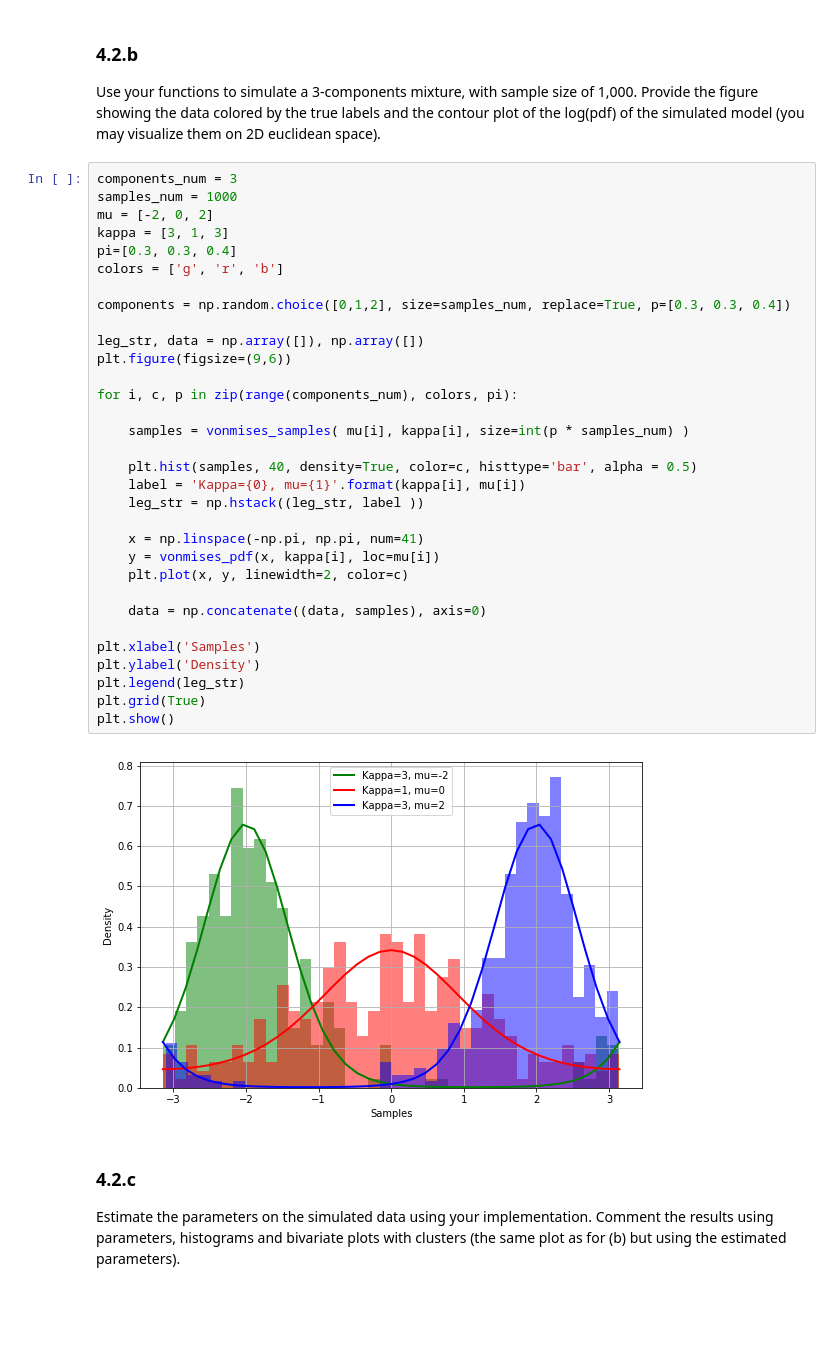
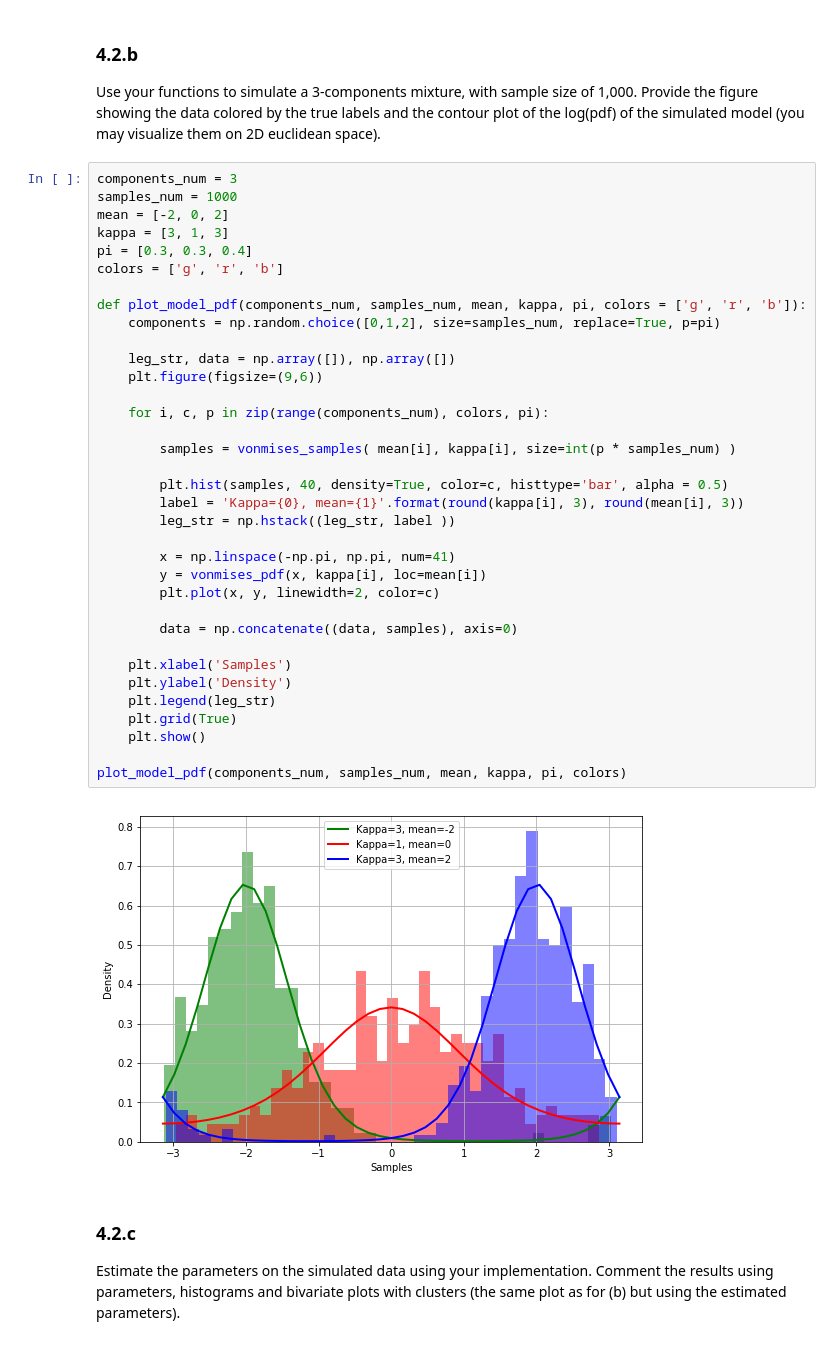
Before and after one commit to juli31/ProbabilisticDataMining, a Jupyter notebook: lab1/LAB1.ipynb, the cells around one changed output. Saved outputs shown, nothing was run; the diff lists cells and outputs as text; blank space fills up the shorter version.

```diff
--- a/lab1/LAB1.ipynb
+++ b/lab1/LAB1.ipynb
@@ -333,37 +340,40 @@ log(pdf) of the simulated model (you may visualize them on 2D euclidean space).
 # %%
 components_num = 3
 samples_num = 1000
-mu = [-2, 0, 2]
+mean = [-2, 0, 2]
 kappa = [3, 1, 3]
-pi=[0.3, 0.3, 0.4]
+pi = [0.3, 0.3, 0.4]
 colors = ['g', 'r', 'b']
 
-components = np.random.choice([0,1,2], size=samples_num, replace=True, p=[0.3, 0.3, 0.4])
+def plot_model_pdf(components_num, samples_num, mean, kappa, pi, colors = ['g', 'r', 'b']):
+    components = np.random.choice([0,1,2], size=samples_num, replace=True, p=pi)
 
-leg_str, data = np.array([]), np.array([])
-plt.figure(figsize=(9,6))
+    leg_str, data = np.array([]), np.array([])
+    plt.figure(figsize=(9,6))
 
-for i, c, p in zip(range(components_num), colors, pi):
+    for i, c, p in zip(range(components_num), colors, pi):
 
-    samples = vonmises_samples( mu[i], kappa[i], size=int(p * samples_num) )
+        samples = vonmises_samples( mean[i], kappa[i], size=int(p * samples_num) )
 
-    plt.hist(samples, 40, density=True, color=c, histtype='bar', alpha = 0.5)
-    label = 'Kappa={0}, mu={1}'.format(kappa[i], mu[i])
-    leg_str = np.hstack((leg_str, label ))
+        plt.hist(samples, 40, density=True, color=c, histtype='bar', alpha = 0.5)
+        label = 'Kappa={0}, mean={1}'.format(round(kappa[i], 3), round(mean[i], 3))
+        leg_str = np.hstack((leg_str, label ))
 
-    x = np.linspace(-np.pi, np.pi, num=41)
-    y = vonmises_pdf(x, kappa[i], loc=mu[i])
-    plt.plot(x, y, linewidth=2, color=c)
+        x = np.linspace(-np.pi, np.pi, num=41)
+        y = vonmises_pdf(x, kappa[i], loc=mean[i])
+        plt.plot(x, y, linewidth=2, color=c)
 
-    data = np.concatenate((data, samples), axis=0)
+        data = np.concatenate((data, samples), axis=0)
 
-plt.xlabel('Samples')
-plt.ylabel('Density')
-plt.legend(leg_str)
-plt.grid(True)
-plt.show()
+    plt.xlabel('Samples')
+    plt.ylabel('Density')
+    plt.legend(leg_str)
+    plt.grid(True)
+    plt.show()
+
+plot_model_pdf(components_num, samples_num, mean, kappa, pi, colors)
 # %% [output]
-[figure, old version]
+[figure, new version]
 # %% [markdown]
 ### 4.2.c
 
```
Also changed, not shown: parts of 11 cells of this notebook.
